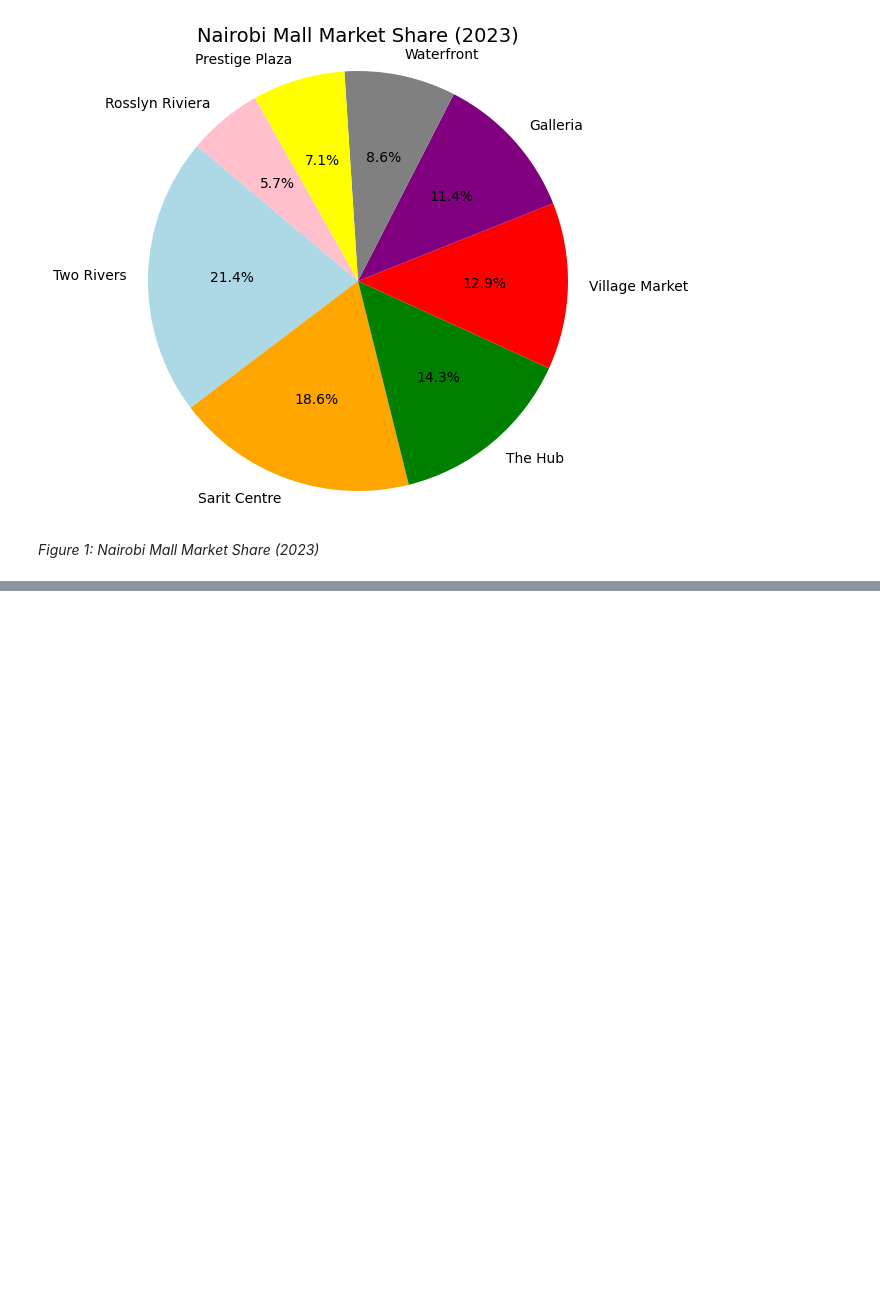
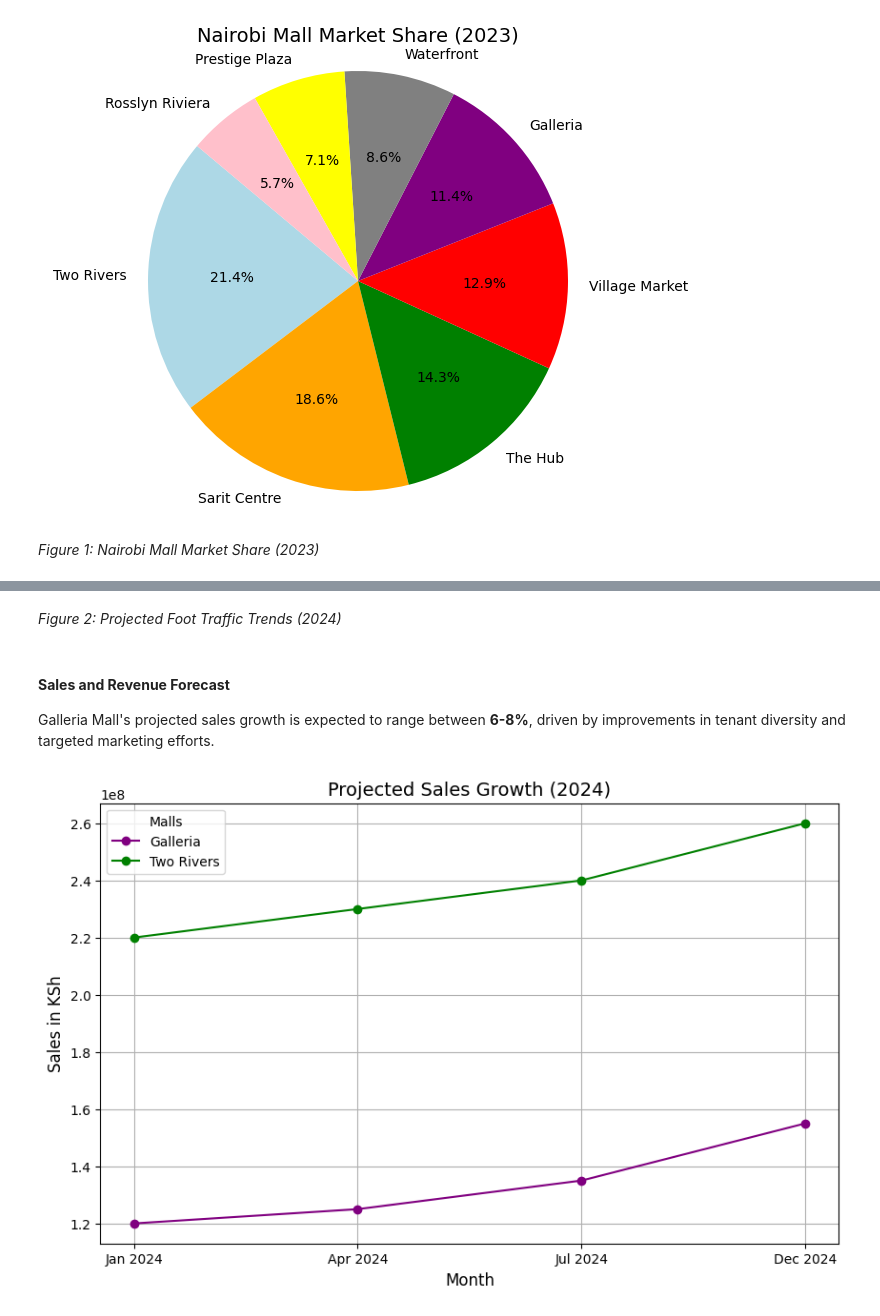
Before and after one commit to GeGe-K/galleria-predictions, a Jupyter notebook: notebook/galleria.ipynb, the cells around one changed output, grey strips where cells are left out. Saved outputs shown, nothing was run; the diff lists cells and outputs as text; code cells hidden in the pictures; blank space fills up the shorter version.

```diff
--- a/notebook/galleria.ipynb
+++ b/notebook/galleria.ipynb
@@ -91,0 +120,28 @@ plt.show()
+# %% [markdown]
+<i>Figure 2: Projected Foot Traffic Trends (2024)<i>
+# %% [markdown]
+#### **Sales and Revenue Forecast**
+Galleria Mall's projected sales growth is expected to range between **6-8%**, driven by improvements in tenant diversity and targeted marketing efforts.
+# %%
+# Data: Projected sales for Galleria and Two Rivers
+sales_data = {
+    'Month': ['Jan 2024', 'Apr 2024', 'Jul 2024', 'Dec 2024'],
+    'Galleria Sales (KSh)': [120000000, 125000000, 135000000, 155000000],
+    'Two Rivers Sales (KSh)': [220000000, 230000000, 240000000, 260000000]
+}
+
+# Create DataFrame and plot
+df_sales = pd.DataFrame(sales_data)
+
+plt.figure(figsize=(10, 6))
+plt.plot(df_sales['Month'], df_sales['Galleria Sales (KSh)'], marker='o', label='Galleria', color='purple')
+plt.plot(df_sales['Month'], df_sales['Two Rivers Sales (KSh)'], marker='o', label='Two Rivers', color='green')
+
+plt.title('Projected Sales Growth (2024)', fontsize=14)
+plt.xlabel('Month', fontsize=12)
+plt.ylabel('Sales in KSh', fontsize=12)
+plt.legend(title='Malls', fontsize=10)
+plt.grid(True)
+plt.show()
+# %% [output]
+[figure, added]
```
Also changed, not shown: parts of 3 cells of this notebook.
